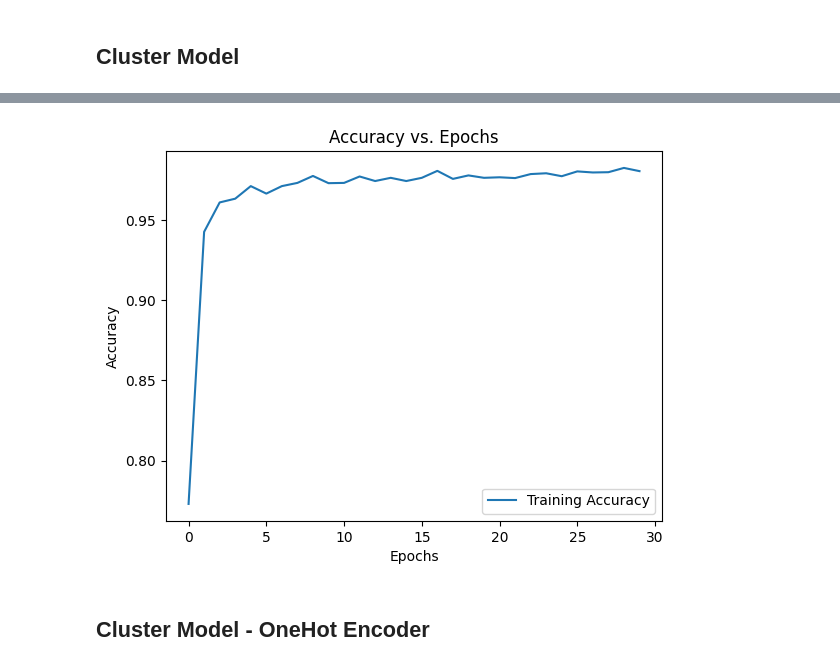
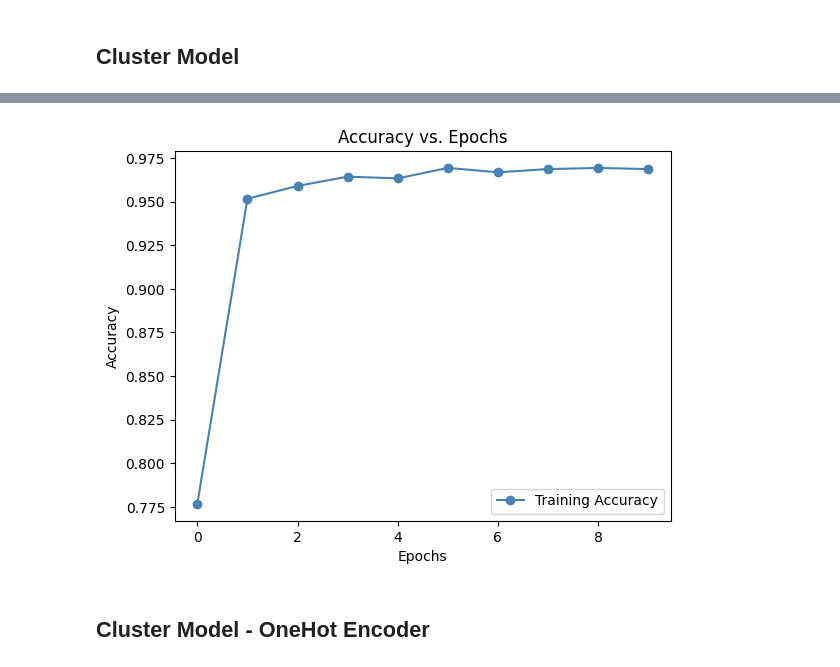
Before and after one commit to ariahosseini/DeepML, a Jupyter notebook: 003_TensorFlow_Proj_Three_FFNN_PolynomialCurves.ipynb, the cells around one changed output, grey strips where cells are left out. Cells and saved outputs as stored; diff of their text form; code cells hidden in the pictures.

```diff
--- a/003_TensorFlow_Proj_Three_FFNN_PolynomialCurves.ipynb
+++ b/003_TensorFlow_Proj_Three_FFNN_PolynomialCurves.ipynb
@@ -542,5 +474,5 @@ model.compile(optimizer='adam',
 	          loss=keras.losses.SparseCategoricalCrossentropy(from_logits=False),
 	          metrics=['accuracy'])
 # fit
-hist = model.fit(train_x, train_df.color.values, batch_size=5, epochs=30)
+hist = model.fit(train_x, train_df.color.values, batch_size=5, epochs=10)
 # %% [output]
@@ -575,14 +509,14 @@ EVALUATION
 Prediction [[0. 0. 0. 0. 0. 1.]]
 # %%
 plt.figure()
-plt.plot(hist.history['accuracy'], label='Training Accuracy')
+plt.plot(hist.history['accuracy'], '-o', color='steelblue', label='Training Accuracy')
 plt.xlabel('Epochs')
 plt.ylabel('Accuracy')
 plt.title('Accuracy vs. Epochs')
 plt.legend()
 plt.show()
 # %% [output]
-[figure, old version]
+[figure, new version]
 # %% [markdown]
 ## Cluster Model - OneHot Encoder
 # %%
```
Also changed, not shown: parts of 28 cells of this notebook.
